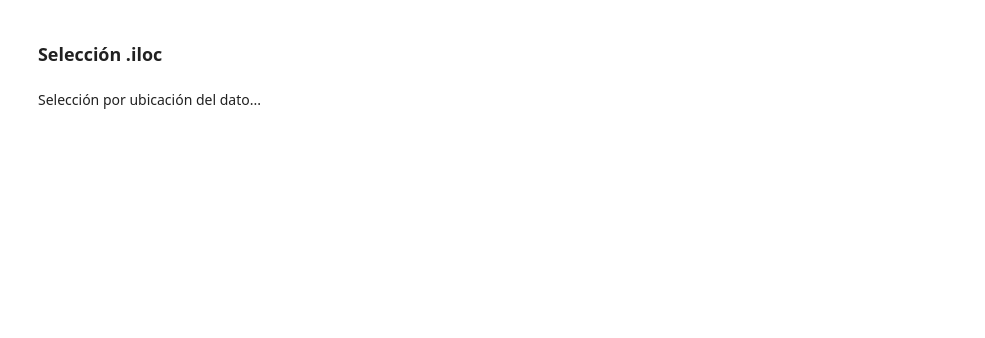
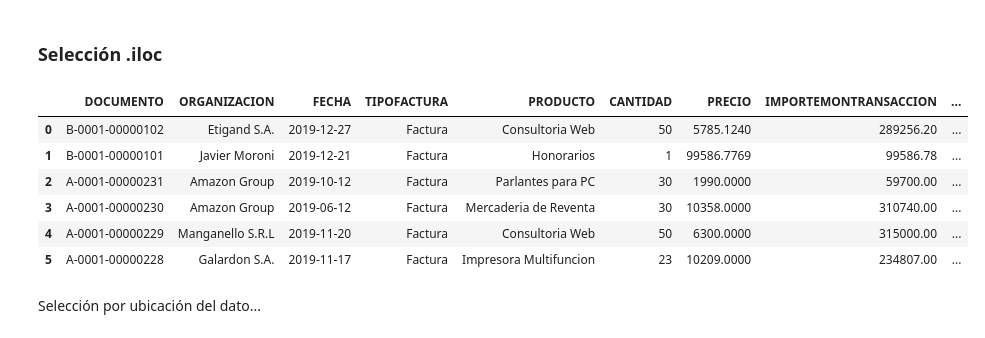
Before and after one commit to LucaAPiattelli/Diplomatura_Business_Analytics_UDA, a Jupyter notebook: Modulo_07_Introduccion_a_Python/BA_Pandas_01.ipynb, the cells around one changed output. Cells and saved outputs as stored; diff of their text form; code cells hidden in the pictures; blank space fills up the shorter version.

```diff
--- a/Modulo_07_Introduccion_a_Python/BA_Pandas_01.ipynb
+++ b/Modulo_07_Introduccion_a_Python/BA_Pandas_01.ipynb
@@ -450,5 +532,15 @@ ventas.loc[7:9,["DOCUMENTO","TIPOFACTURA"]]
 | 9 | A-0001-00000224 | Factura |
 # %% [markdown]
 ### Selección .iloc
+# %%
+ventas.head(6)
+# %% [output]
+|  | DOCUMENTO | ORGANIZACION | FECHA | TIPOFACTURA | PRODUCTO | CANTIDAD | PRECIO | IMPORTEMONTRANSACCION | ... |
+| 0 | B-0001-00000102 | Etigand S.A. | 2019-12-27 | Factura | Consultoria Web | 50 | 5785.1240 | 289256.20 | ... |
+| 1 | B-0001-00000101 | Javier Moroni | 2019-12-21 | Factura | Honorarios | 1 | 99586.7769 | 99586.78 | ... |
+| 2 | A-0001-00000231 | Amazon Group | 2019-10-12 | Factura | Parlantes para PC | 30 | 1990.0000 | 59700.00 | ... |
+| 3 | A-0001-00000230 | Amazon Group | 2019-06-12 | Factura | Mercaderia de Reventa | 30 | 10358.0000 | 310740.00 | ... |
+| 4 | A-0001-00000229 | Manganello S.R.L | 2019-11-20 | Factura | Consultoria Web | 50 | 6300.0000 | 315000.00 | ... |
+| 5 | A-0001-00000228 | Galardon S.A. | 2019-11-17 | Factura | Impresora Multifuncion | 23 | 10209.0000 | 234807.00 | ... |
 # %% [markdown]
 Selección por ubicación del dato...
```
Also changed, not shown: parts of 27 cells of this notebook.
